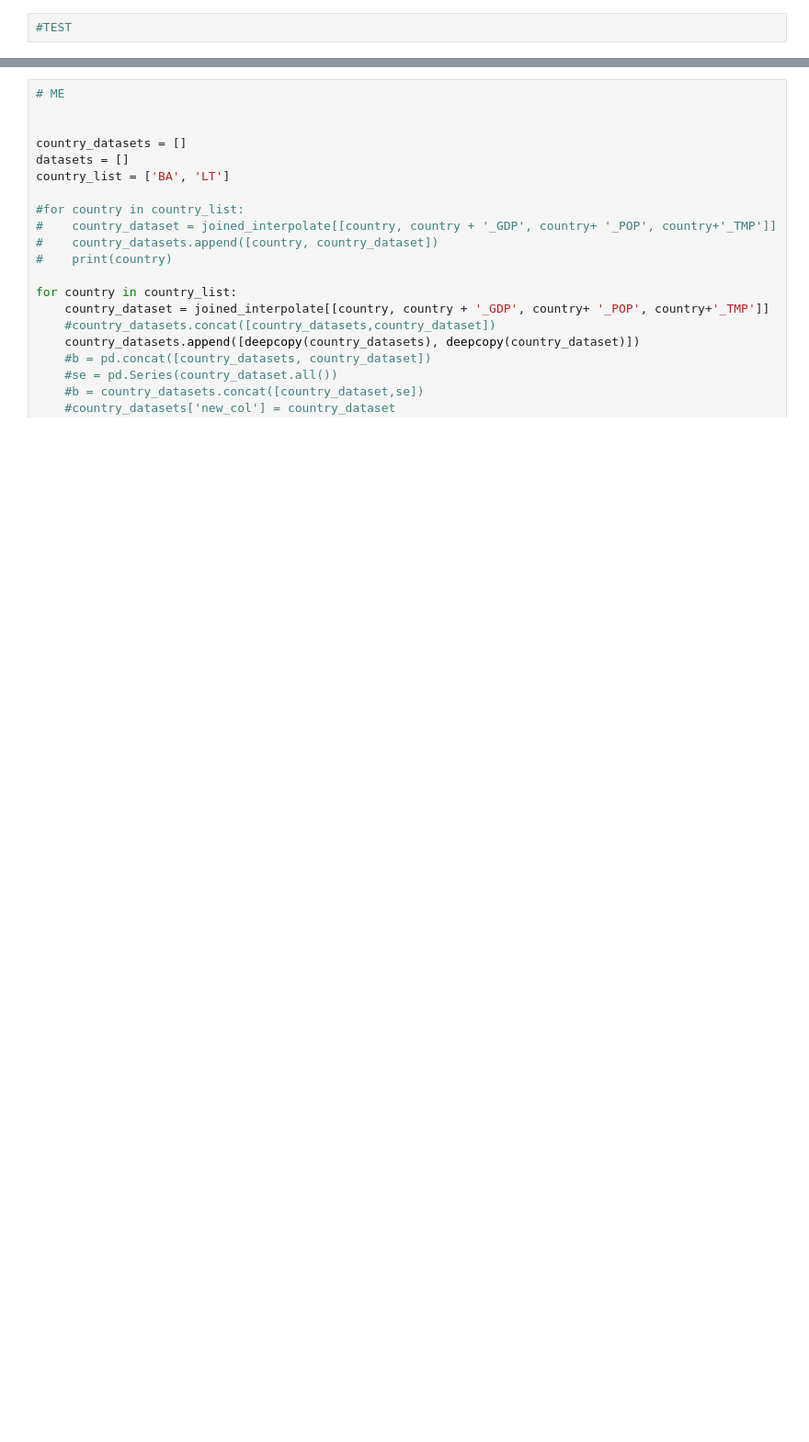
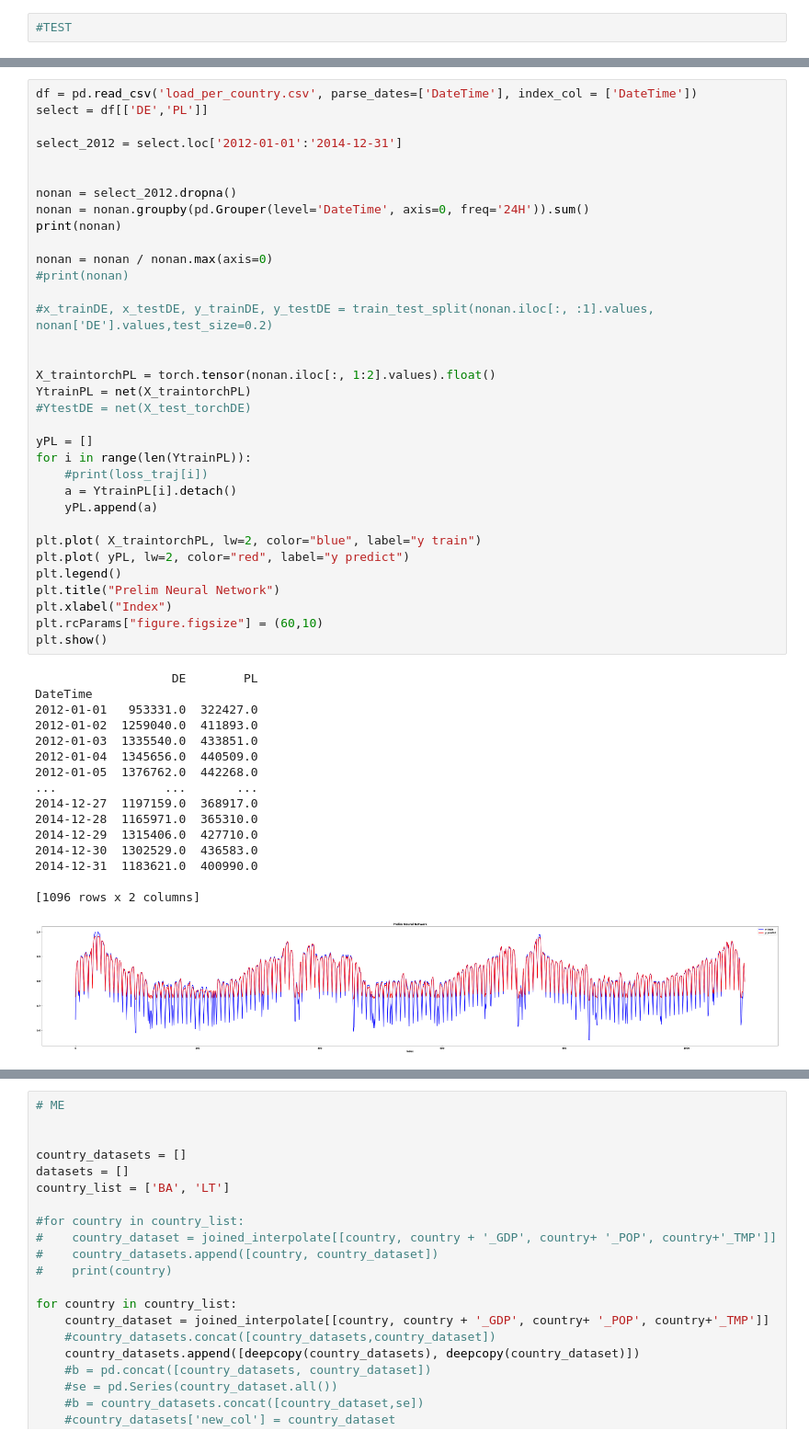
Before and after one commit to annaptasznik/EE555-FinalProject, a Jupyter notebook: ee555DAY.ipynb, the cells around one changed output, grey strips where cells are left out. Shown at 92% size. Cells and saved outputs as stored; diff of their text form; blank space fills up the shorter version.

```diff
--- a/ee555DAY.ipynb
+++ b/ee555DAY.ipynb
@@ -549,0 +588,51 @@ tensor(4.2119e-05, grad_fn=<KlDivBackward0>)
+# %%
+df = pd.read_csv('load_per_country.csv', parse_dates=['DateTime'], index_col = ['DateTime'])
+select = df[['DE','PL']]
+
+select_2012 = select.loc['2012-01-01':'2014-12-31']
+
+
+nonan = select_2012.dropna()
+nonan = nonan.groupby(pd.Grouper(level='DateTime', axis=0, freq='24H')).sum()
+print(nonan)
+
+nonan = nonan / nonan.max(axis=0)
+#print(nonan)
+
+#x_trainDE, x_testDE, y_trainDE, y_testDE = train_test_split(nonan.iloc[:, :1].values, nonan['DE'].values,test_size=0.2)
+
+
+X_traintorchPL = torch.tensor(nonan.iloc[:, 1:2].values).float()
+YtrainPL = net(X_traintorchPL)
+#YtestDE = net(X_test_torchDE)
+
+yPL = []
+for i in range(len(YtrainPL)):
+    #print(loss_traj[i])
+    a = YtrainPL[i].detach()
+    yPL.append(a)
+
+plt.plot( X_traintorchPL, lw=2, color="blue", label="y train")
+plt.plot( yPL, lw=2, color="red", label="y predict")
+plt.legend()
+plt.title("Prelim Neural Network")
+plt.xlabel("Index")
+plt.rcParams["figure.figsize"] = (60,10)
+plt.show()
+# %% [output]
+                   DE        PL
+DateTime
+2012-01-01   953331.0  322427.0
+2012-01-02  1259040.0  411893.0
+2012-01-03  1335540.0  433851.0
+2012-01-04  1345656.0  440509.0
+2012-01-05  1376762.0  442268.0
+...               ...       ...
+2014-12-27  1197159.0  368917.0
+2014-12-28  1165971.0  365310.0
+2014-12-29  1315406.0  427710.0
+2014-12-30  1302529.0  436583.0
+2014-12-31  1183621.0  400990.0
+
+[1096 rows x 2 columns]
+[figure, added]
```
Also changed, not shown: parts of 5 cells of this notebook.
